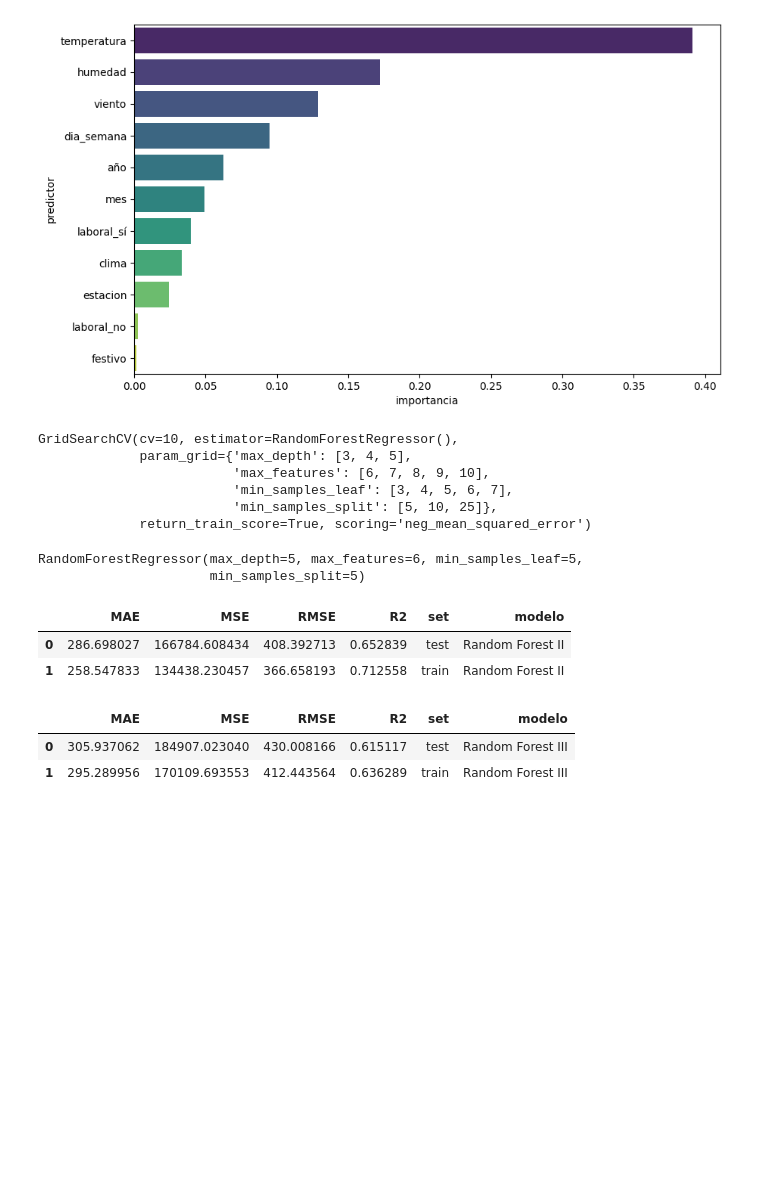
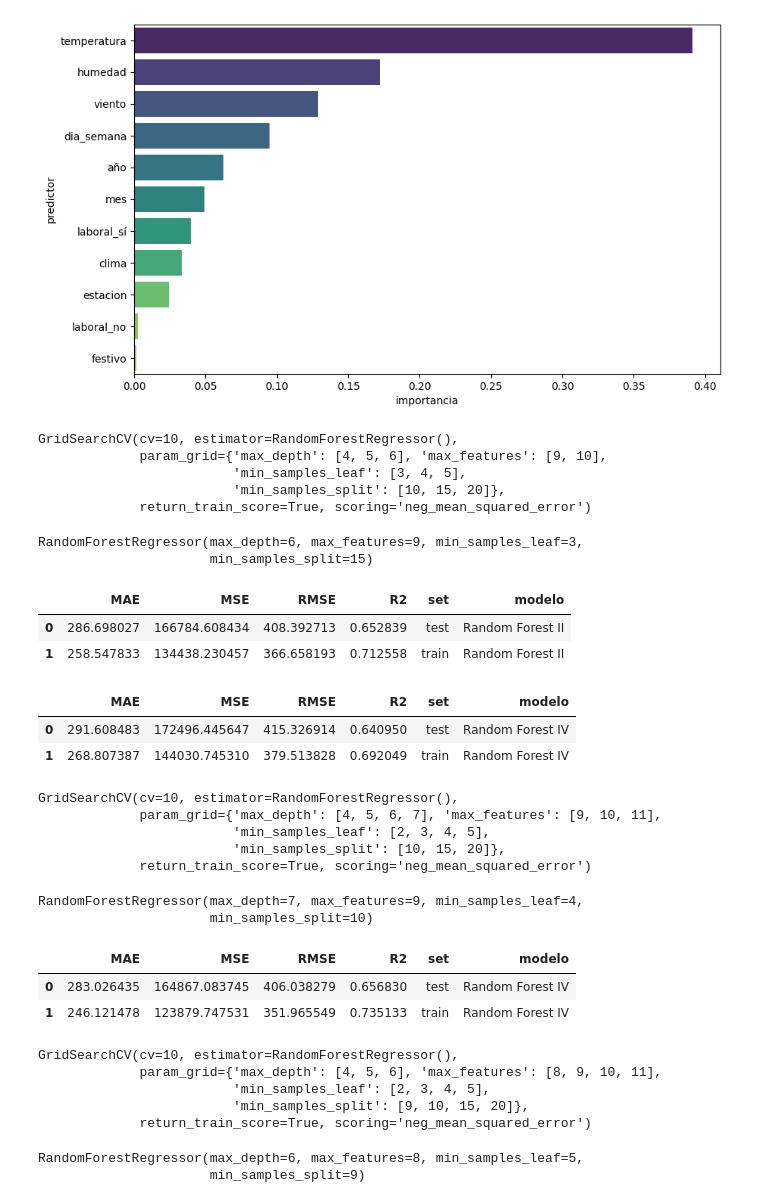
Before and after one commit to CrisSangrador/proyecto-alquiler-bicicletas, a Jupyter notebook: modelo_casual.ipynb, the cells around one changed output. Cells and saved outputs as stored; diff of their text form; code cells hidden in the pictures; blank space fills up the shorter version.

Commit message:
nuevos modelos de casual

```diff
--- a/modelo_casual.ipynb
+++ b/modelo_casual.ipynb
@@ -353,11 +353,11 @@ plt.show()
 # %% [output]
 [figure]
 # %%
-parametros4 = {"max_depth": [3,4, 5], # tiene 23 de profundidad, así que ponemos como máximo la mitad.
-        "max_features": [6, 7,8,9,10], # la raíz cuadrada es 3.3, así que dejamos hasta 4.
+parametros4 = {"max_depth": [4, 5, 6], # tiene 23 de profundidad, así que ponemos como máximo la mitad.
+        "max_features": [9, 10], # la raíz cuadrada es 3.3, así que dejamos hasta 4.
         # hemos tenido en cuenta el nº de filas que tenemos en nuestro conjunto de datos para los siguientes.
-        "min_samples_split": [5, 10, 25],
-        "min_samples_leaf": [3,4,5,6,7]}
+        "min_samples_split": [10, 15, 20],
+        "min_samples_leaf": [3, 4, 5]}
 # %%
 gs_rf2 = GridSearchCV(
             estimator = RandomForestRegressor(),
@@ -370,20 +370,19 @@ gs_rf2 = GridSearchCV(
 gs_rf2.fit(x_train, y_train)
 # %% [output]
 GridSearchCV(cv=10, estimator=RandomForestRegressor(),
-             param_grid={'max_depth': [3, 4, 5],
-                         'max_features': [6, 7, 8, 9, 10],
-                         'min_samples_leaf': [3, 4, 5, 6, 7],
-                         'min_samples_split': [5, 10, 25]},
+             param_grid={'max_depth': [4, 5, 6], 'max_features': [9, 10],
+                         'min_samples_leaf': [3, 4, 5],
+                         'min_samples_split': [10, 15, 20]},
              return_train_score=True, scoring='neg_mean_squared_error')
 # %%
-bosque3= gs_rf2.best_estimator_
+bosque3 = gs_rf2.best_estimator_
 bosque3
 # %% [output]
-RandomForestRegressor(max_depth=5, max_features=6, min_samples_leaf=5,
-                      min_samples_split=5)
+RandomForestRegressor(max_depth=6, max_features=9, min_samples_leaf=3,
+                      min_samples_split=15)
 # %%
-y_pred_test_rf3 = bosque3.predict(x_test)
-y_pred_train_rf3 = bosque3.predict(x_train)
+y_pred_test_rf4 = bosque3.predict(x_test)
+y_pred_train_rf4 = bosque3.predict(x_train)
 # %%
 df_resultados4
 # %% [output]
@@ -391,9 +390,9 @@ df_resultados4
 | 0 | 286.698027 | 166784.608434 | 408.392713 | 0.652839 | test | Random Forest II |
 | 1 | 258.547833 | 134438.230457 | 366.658193 | 0.712558 | train | Random Forest II |
 # %%
-df_resultados5 = metricas(y_test, y_train, y_pred_test_rf3, y_pred_train_rf3, "Random Forest III")
+df_resultados5 = metricas(y_test, y_train, y_pred_test_rf4, y_pred_train_rf4, "Random Forest IV")
 df_resultados5
 # %% [output]
 |  | MAE | MSE | RMSE | R2 | set | modelo |
-| 0 | 305.937062 | 184907.023040 | 430.008166 | 0.615117 | test | Random Forest III |
-| 1 | 295.289956 | 170109.693553 | 412.443564 | 0.636289 | train | Random Forest III |
+| 0 | 291.608483 | 172496.445647 | 415.326914 | 0.640950 | test | Random Forest IV |
+| 1 | 268.807387 | 144030.745310 | 379.513828 | 0.692049 | train | Random Forest IV |
@@ -399,0 +413,14 @@ df_resultados5
+# %%
+gs_rf3.fit(x_train, y_train)
+# %% [output]
+GridSearchCV(cv=10, estimator=RandomForestRegressor(),
+             param_grid={'max_depth': [4, 5, 6, 7], 'max_features': [9, 10, 11],
+                         'min_samples_leaf': [2, 3, 4, 5],
+                         'min_samples_split': [10, 15, 20]},
+             return_train_score=True, scoring='neg_mean_squared_error')
+# %%
+bosque4 = gs_rf3.best_estimator_
+bosque4
+# %% [output]
+RandomForestRegressor(max_depth=7, max_features=9, min_samples_leaf=4,
+                      min_samples_split=10)
@@ -399,0 +430,7 @@ df_resultados5
+# %%
+df_resultados6 = metricas(y_test, y_train, y_pred_test_rf5, y_pred_train_rf5, "Random Forest IV")
+df_resultados6
+# %% [output]
+|  | MAE | MSE | RMSE | R2 | set | modelo |
+| 0 | 283.026435 | 164867.083745 | 406.038279 | 0.656830 | test | Random Forest IV |
+| 1 | 246.121478 | 123879.747531 | 351.965549 | 0.735133 | train | Random Forest IV |
@@ -399,0 +451,14 @@ df_resultados5
+# %%
+gs_rf4.fit(x_train, y_train)
+# %% [output]
+GridSearchCV(cv=10, estimator=RandomForestRegressor(),
+             param_grid={'max_depth': [4, 5, 6], 'max_features': [8, 9, 10, 11],
+                         'min_samples_leaf': [2, 3, 4, 5],
+                         'min_samples_split': [9, 10, 15, 20]},
+             return_train_score=True, scoring='neg_mean_squared_error')
+# %%
+bosque5 = gs_rf4.best_estimator_
+bosque5
+# %% [output]
+RandomForestRegressor(max_depth=6, max_features=8, min_samples_leaf=5,
+                      min_samples_split=9)
```
Also changed, not shown: parts of 25 cells of this notebook.
